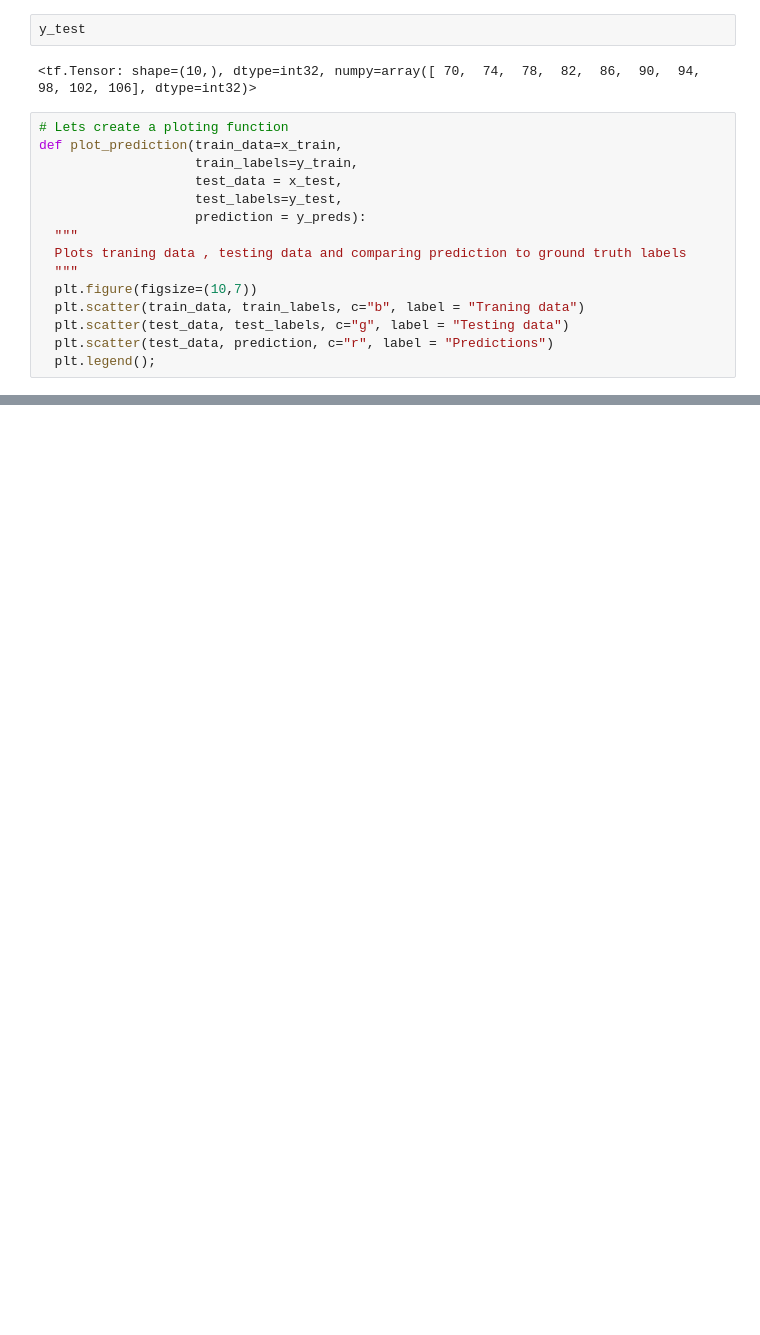
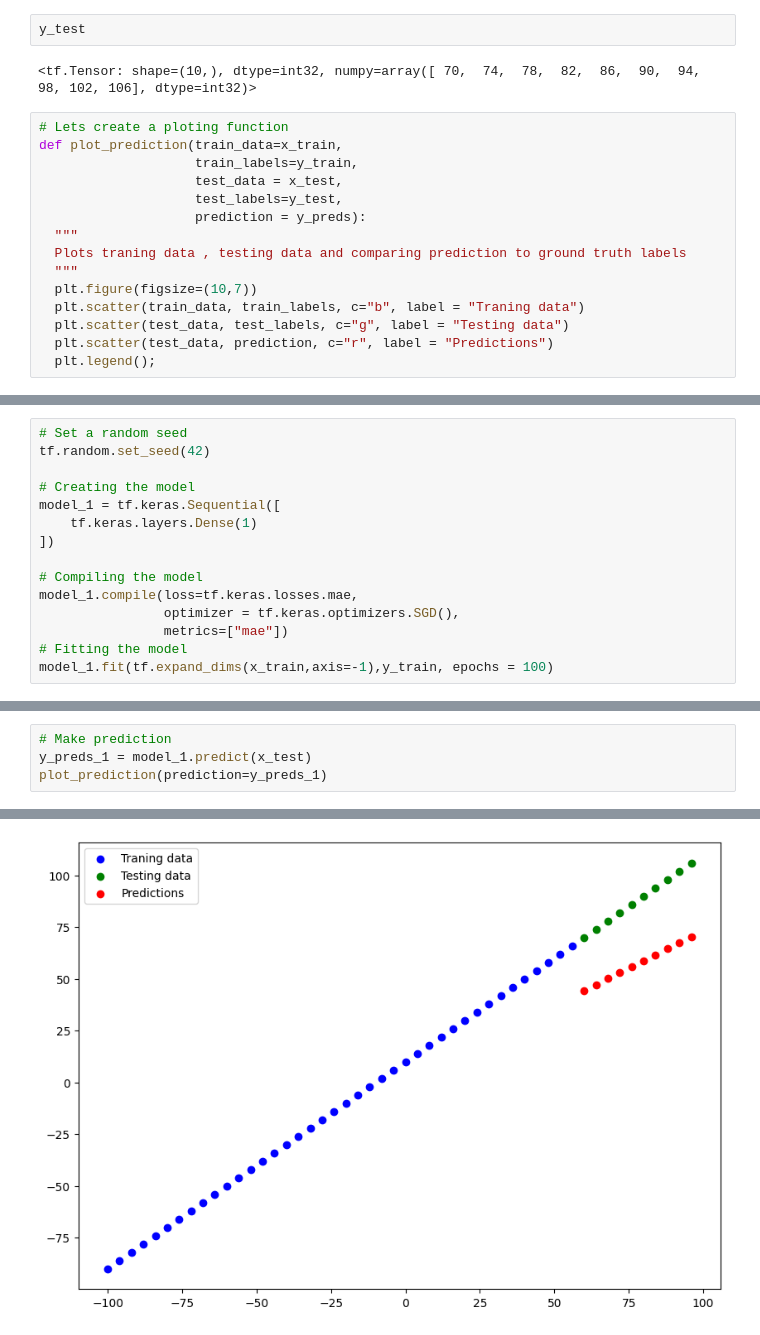
Before and after one commit to Arrnv/Neural-network-regression, a Jupyter notebook: 01_neutral_network_regression_with_tensorflow.ipynb, the cells around one changed output, grey strips where cells are left out. Saved outputs shown, nothing was run; the diff lists cells and outputs as text; blank space fills up the shorter version.

```diff
--- a/01_neutral_network_regression_with_tensorflow.ipynb
+++ b/01_neutral_network_regression_with_tensorflow.ipynb
@@ -486,0 +503,15 @@ def mse(y_true, y_preds):
+# %%
+# Set a random seed
+tf.random.set_seed(42)
+
+# Creating the model
+model_1 = tf.keras.Sequential([
+    tf.keras.layers.Dense(1)
+])
+
+# Compiling the model
+model_1.compile(loss=tf.keras.losses.mae,
+                optimizer = tf.keras.optimizers.SGD(),
+                metrics=["mae"])
+# Fitting the model
+model_1.fit(tf.expand_dims(x_train,axis=-1),y_train, epochs = 100)
@@ -486,0 +537,5 @@ def mse(y_true, y_preds):
+# %%
+# Make prediction
+y_preds_1 = model_1.predict(x_test)
+plot_prediction(prediction=y_preds_1)
+# %% [output]
@@ -486,0 +543 @@ def mse(y_true, y_preds):
+[figure, added]
```
Also changed, not shown: parts of 25 cells of this notebook.
